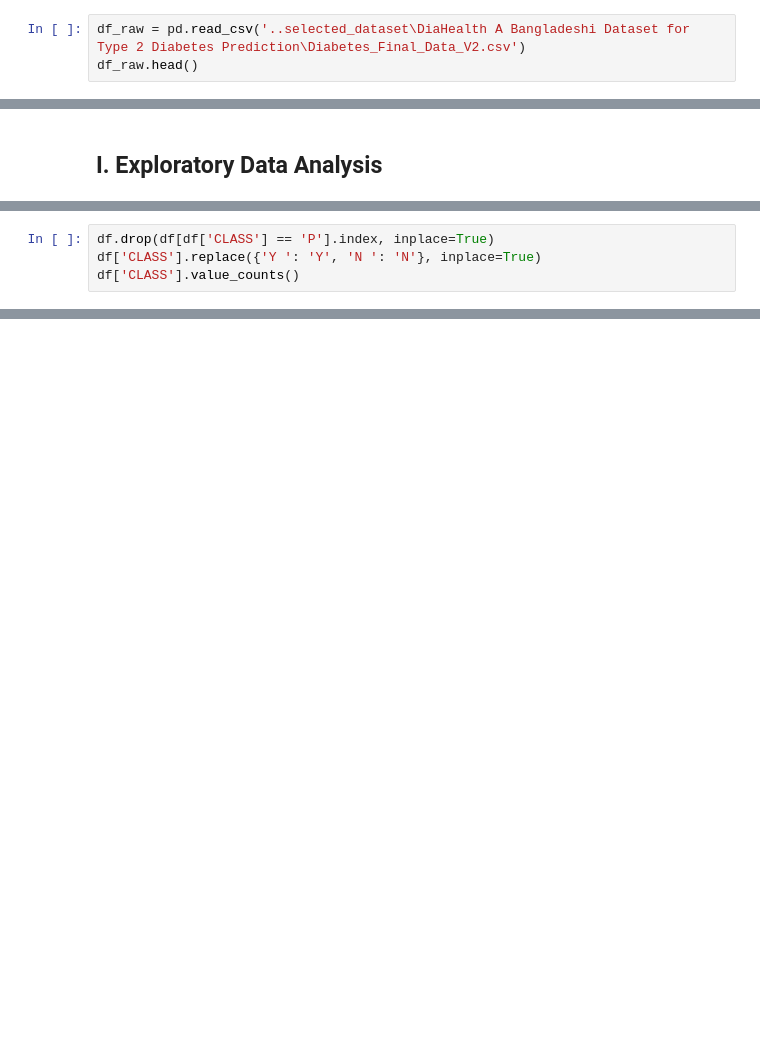
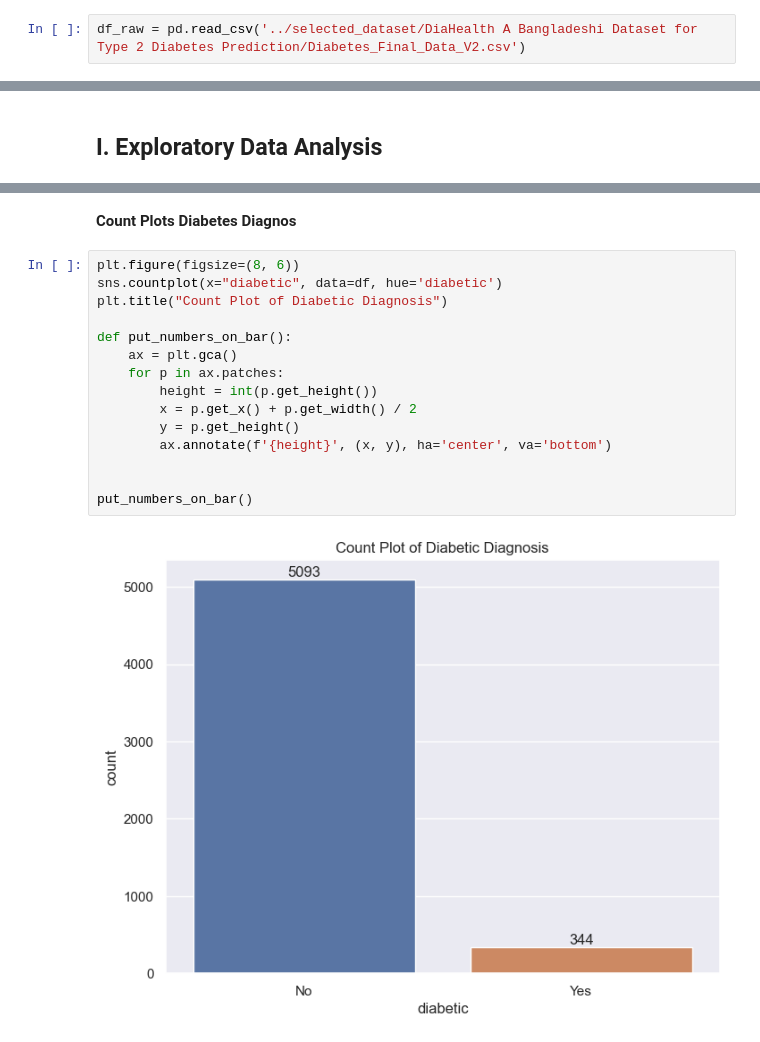
Before and after one commit to StrikerEurika/Diabetes-Classification, a Jupyter notebook: notebooks/notebook.ipynb, the cells around one changed output, grey strips where cells are left out. Saved outputs shown, nothing was run; the diff lists cells and outputs as text; blank space fills up the shorter version.

```diff
--- a/notebooks/notebook.ipynb
+++ b/notebooks/notebook.ipynb
@@ -10,3 +56,2 @@ warnings.filterwarnings('ignore')
 # %%
-df_raw = pd.read_csv('..selected_dataset\DiaHealth A Bangladeshi Dataset for Type 2 Diabetes Prediction\Diabetes_Final_Data_V2.csv')
-df_raw.head()
+df_raw = pd.read_csv('../selected_dataset/DiaHealth A Bangladeshi Dataset for Type 2 Diabetes Prediction/Diabetes_Final_Data_V2.csv')
@@ -160,4 +131,0 @@ Name: count, dtype: int64
-# %%
-df.drop(df[df['CLASS'] == 'P'].index, inplace=True)
-df['CLASS'].replace({'Y ': 'Y', 'N ': 'N'}, inplace=True)
-df['CLASS'].value_counts()
@@ -209,0 +168,19 @@ ImportError: attempted relative import with no known parent package
+# %% [markdown]
+**Count Plots Diabetes Diagnos**
+# %%
+plt.figure(figsize=(8, 6))
+sns.countplot(x="diabetic", data=df, hue='diabetic')
+plt.title("Count Plot of Diabetic Diagnosis")
+
+def put_numbers_on_bar():
+    ax = plt.gca()
+    for p in ax.patches:
+        height = int(p.get_height())
+        x = p.get_x() + p.get_width() / 2
+        y = p.get_height()
+        ax.annotate(f'{height}', (x, y), ha='center', va='bottom')
+
+
+put_numbers_on_bar()
+# %% [output]
+[figure, added]
```
Also changed, not shown: parts of 143 cells of this notebook, 1 other file.
